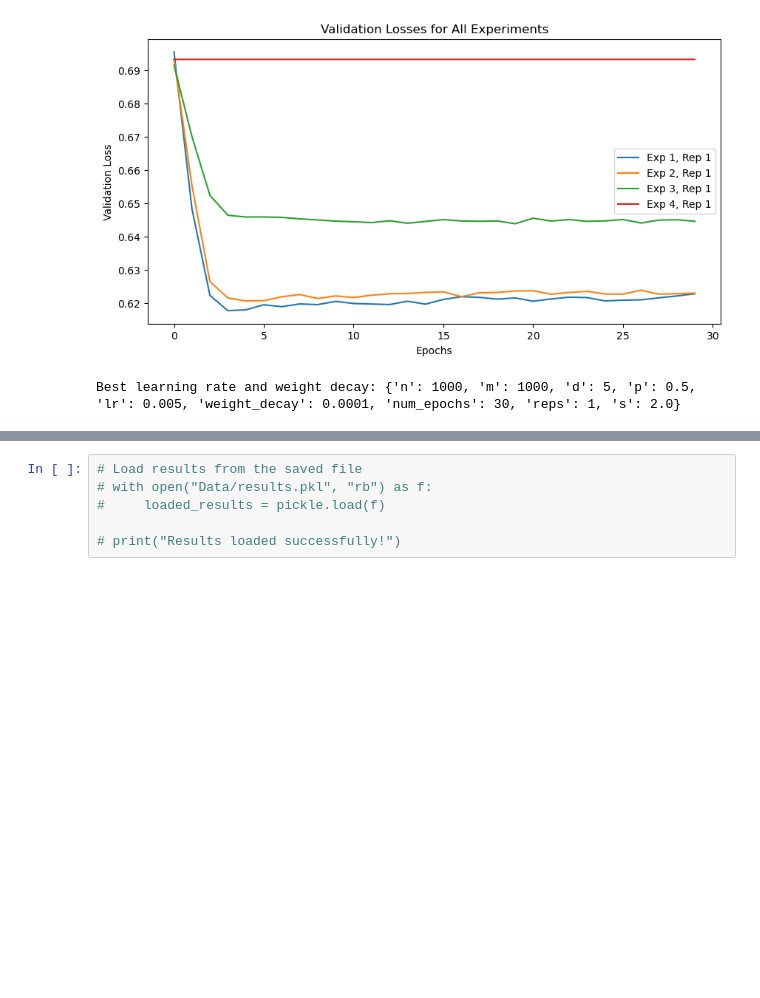
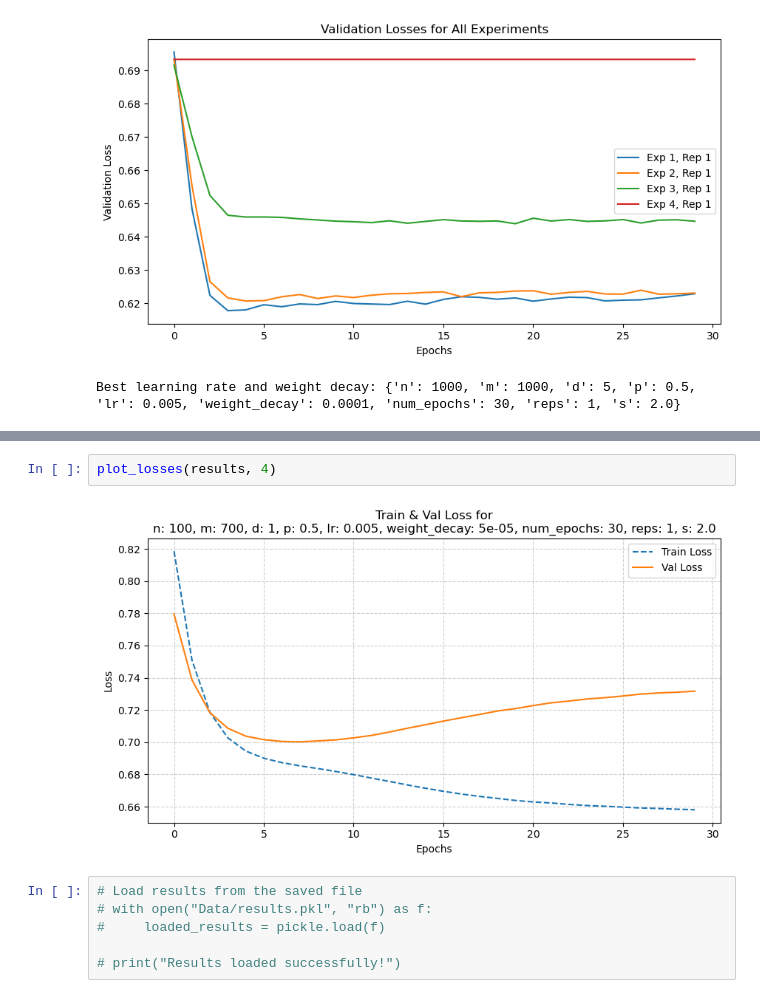
Before and after one commit to MayeulCassier/Matrix-Factorization-With-Comparison-Data, a Jupyter notebook: Parameter_Scan_results.ipynb, the cells around one changed output, grey strips where cells are left out. Cells and saved outputs as stored; diff of their text form; blank space fills up the shorter version.

```diff
--- a/Parameter_Scan_results.ipynb
+++ b/Parameter_Scan_results.ipynb
@@ -321,3 +380,7 @@ plot_3d_scatter(results, param_x="n", param_y="m", param_z="d", result_metric="a
+# %%
+plot_losses(results, 4)
+# %% [output]
+[figure, added]
 # %%
 # Load results from the saved file
 # with open("Data/results.pkl", "rb") as f:
```
Also changed, not shown: parts of 14 cells of this notebook, 2 other files.
